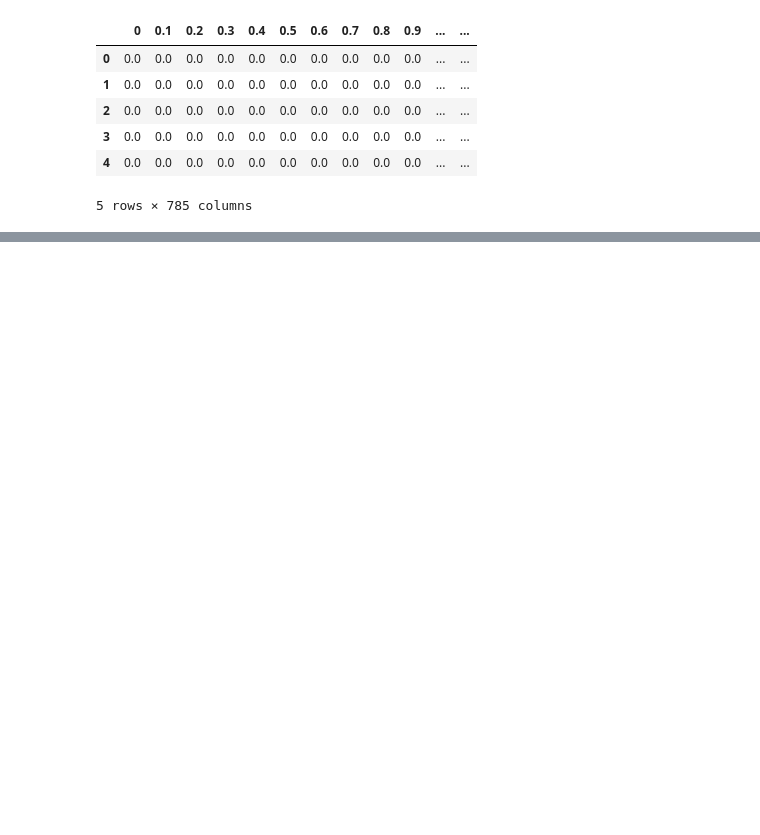
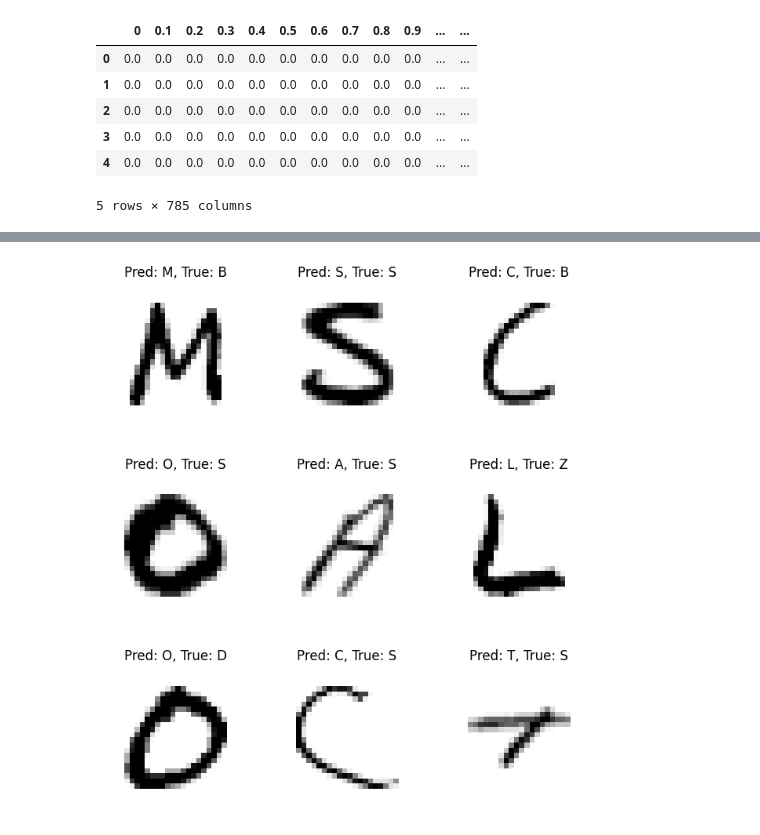
Before and after one commit to 1RakshitPatil/Handwritten_Character_Recognition, a Jupyter notebook: HANDWRITTEN_USING_BACK_PROPOGATION.ipynb, the cells around one changed output, grey strips where cells are left out. Drawn from its saved outputs; the diff is of its cells as text; code cells hidden in the pictures; blank space fills up the shorter version.

```diff
--- a/HANDWRITTEN_USING_BACK_PROPOGATION.ipynb
+++ b/HANDWRITTEN_USING_BACK_PROPOGATION.ipynb
@@ -61,8 +61,8 @@ plt.show()
 # %%
 #one hot encoding
 from tensorflow.keras.utils import to_categorical
-y_testing=to_categorical(y_train, num_classes=26)
-y_training=to_categorical(y_test, num_classes=26)
+y_testing=to_categorical(y_train.astype('int'), num_classes=26)
+y_training=to_categorical(y_test.astype('int'), num_classes=26)
 # %%
 #build fnn
 from tensorflow.keras.models import Sequential
@@ -75 +77,9 @@ model.add(Dense(64, activation='relu'))
 model.add(Dense(26, activation='softmax'))
+# %%
+from tensorflow.keras.optimizers import Adam
+
+model.compile(optimizer=Adam(learning_rate=0.001),
+              loss='categorical_crossentropy',
+              metrics=['accuracy'])
+
+model.summary()
@@ -75,0 +102,7 @@ model.add(Dense(26, activation='softmax'))
+# %%
+history = model.fit(
+    x_train, y_testing, # Swapped y_training with y_testing
+    epochs=5,
+    batch_size=64,
+    validation_data=(x_test, y_training) # Swapped y_testing with y_training
+)
@@ -75,0 +131,23 @@ model.add(Dense(26, activation='softmax'))
+# %%
+# 11. Prediction Visualization
+words = {0:'A',1:'B',2:'C',3:'D',4:'E',5:'F',6:'G',7:'H',8:'I',
+         9:'J',10:'K',11:'L',12:'M',13:'N',14:'O',15:'P',16:'Q',
+         17:'R',18:'S',19:'T',20:'U',21:'V',22:'W',23:'X',24:'Y',25:'Z'}
+
+fig, axes = plt.subplots(3,3, figsize=(8,9))
+axes = axes.flatten()
+
+predictions = model.predict(x_test[:9])
+
+for i, ax in enumerate(axes):
+    image = np.reshape(x_test.values[i], (28,28))
+    ax.imshow(image, cmap="Greys")
+
+    pred_label = words[np.argmax(predictions[i])]
+    true_label = words[np.argmax(y_testing[i])]
+
+    ax.set_title(f"Pred: {pred_label}, True: {true_label}")
+    ax.axis('off')
+
+plt.show()
+# %% [output]
@@ -75,0 +155 @@ model.add(Dense(26, activation='softmax'))
+[figure, added]
```
Also changed, not shown: parts of 11 cells of this notebook.
